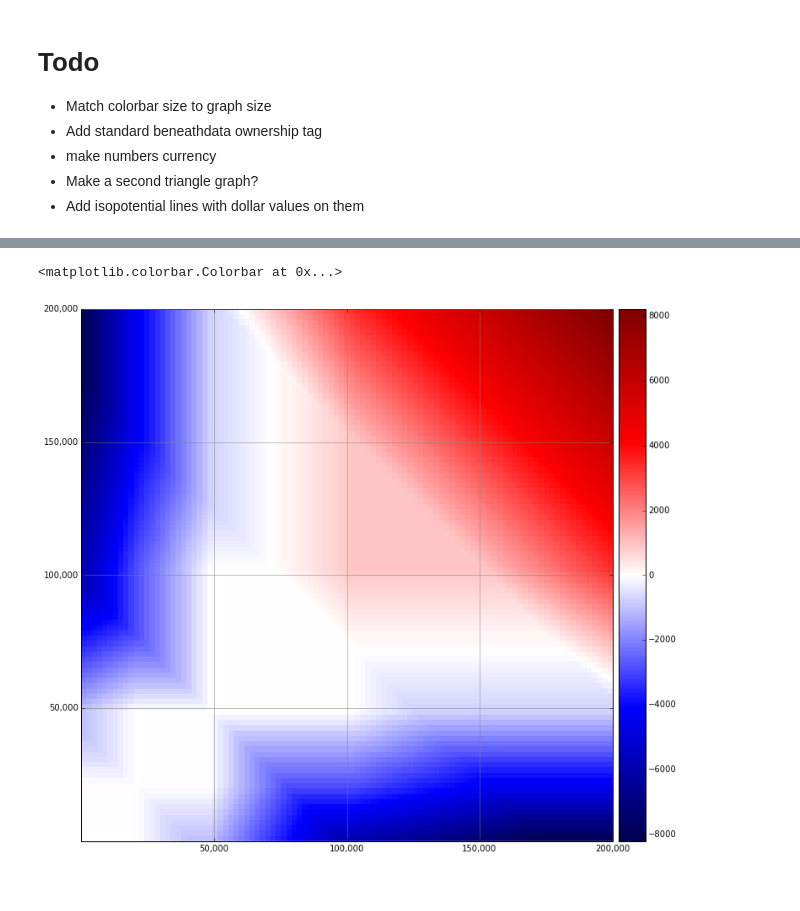
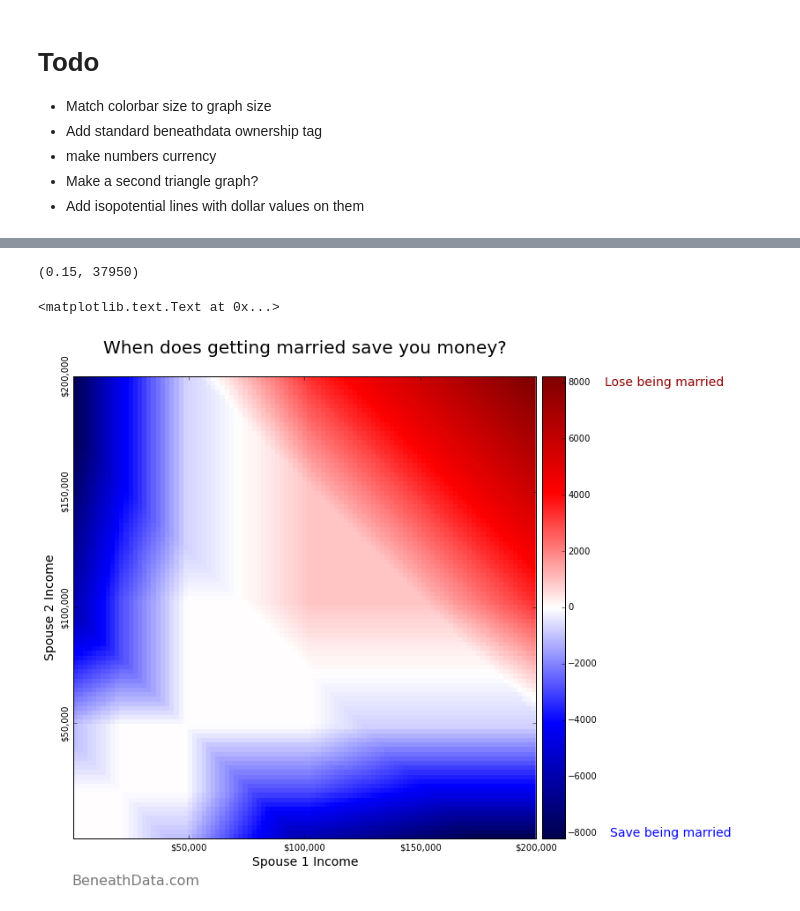
Before and after one commit to tyleha/personal, a Jupyter notebook: taxes.ipynb, the cells around one changed output, grey strips where cells are left out. Cells and saved outputs as stored; diff of their text form; code cells hidden in the pictures.

Commit message:
Finalize tax figures

```diff
--- a/taxes.ipynb
+++ b/taxes.ipynb
@@ -107,42 +140,56 @@ def income_and_fica(income, joint=False, deduction=None, year=2017):
+# %%
+single[2017][endel]
+# %% [output]
+(0.15, 37950)
 # %%
-import matplotlib.cm as cm
-from mpl_toolkits.axes_grid1 import make_axes_locatable
+##### from mpl_toolkits.axes_grid1 import make_axes_locatable
 import matplotlib.ticker as tkr
 
 incomes = np.array(range(0, 201, 2))*1000
 grid = np.zeros([len(incomes)]*2)
 for i in range(len(incomes)):
     for j in range(len(incomes)):
         inci, incj = incomes[i], incomes[j]
         taxi = income_tax(inci, False)
         taxj = income_tax(incj, False)
         taxtot = income_tax(inci+incj, True)
         #raw dollar sum
         grid[len(incomes)-i-1,j] = taxtot - taxi - taxj
         #grid[len(incomes)-i-1,j] = ((taxi+taxj)/(inci + incj) - taxtot/(inci+incj))*100
 
 
 extent = [incomes[0], incomes[-1], incomes[0], incomes[-1]]
-fig = plt.figure(figsize=(12,12))
+fig = plt.figure(figsize=(10,10))
 ax = fig.add_subplot(111)
 cmap_range = np.max([np.nanmax(grid), np.abs(np.nanmin(grid))])
 col = ax.imshow(grid, extent=extent, cmap=cm.seismic, interpolation='none', vmin=-cmap_range, vmax=cmap_range)
-plt.grid(b=True, which='major', color='gray', linestyle='-')
+# plt.grid(b=True, which='major', color='gray', linestyle='-')
+plt.yticks(rotation=90)
 
 
-ax.xaxis.set_major_formatter(tkr.FuncFormatter(lambda x, p: format(int(x), ',')))
-ax.yaxis.set_major_formatter(tkr.FuncFormatter(lambda x, p: format(int(x), ',')))
+ax.xaxis.set_major_formatter(tkr.FuncFormatter(lambda x, p: '$' + format(int(x), ',')))
+ax.yaxis.set_major_formatter(tkr.FuncFormatter(lambda x, p: '$' + format(int(x), ',')))
 ax.set_yticks([50000, 100000, 150000, 200000])
 ax.set_xticks([50000, 100000, 150000, 200000])
 
 # create an axes on the right side of ax. The width of cax will be 5%
 # of ax and the padding between cax and ax will be fixed at 0.05 inch.
 divider = make_axes_locatable(ax)
 cax = divider.append_axes("right", size="5%", pad=0.1)
 plt.colorbar(col, cax=cax)
+
+ax.set_xlabel('Spouse 1 Income', fontsize=14)
+ax.set_ylabel('Spouse 2 Income', fontsize=14)
+# cax.text(0, -0.06, "Spouse 1 Income", color='#000000', fontsize=14, ha='left', transform=ax.transAxes)
+# cax.text(-0.06, 0.2, "Spouse 2 Income", color='#000000', fontsize=14, ha='left', rotation='vertical', transform=ax.transAxes)
+
+ax.set_title("When does getting married save you money?", fontdict={'size':20}, y=1.04)
+ax.text(0, -0.1, "BeneathData.com", color='#777777', fontsize=16, ha='left', transform=ax.transAxes)
+cax.text(1.15, 0.98, "Lose being married", color='#8D0000', fontsize=14, ha='left', transform=ax.transAxes)
+cax.text(1.16, 0.005, "Save being married", color='#0505FF', fontsize=14, ha='left', transform=ax.transAxes)
 # %% [output]
-<matplotlib.colorbar.Colorbar at 0x...>
+<matplotlib.text.Text at 0x...>
-[figure, old version]
+[figure, new version]
 # %%
 # Make triangular graph
 # %%
```
Also changed, not shown: parts of 2 cells of this notebook.
